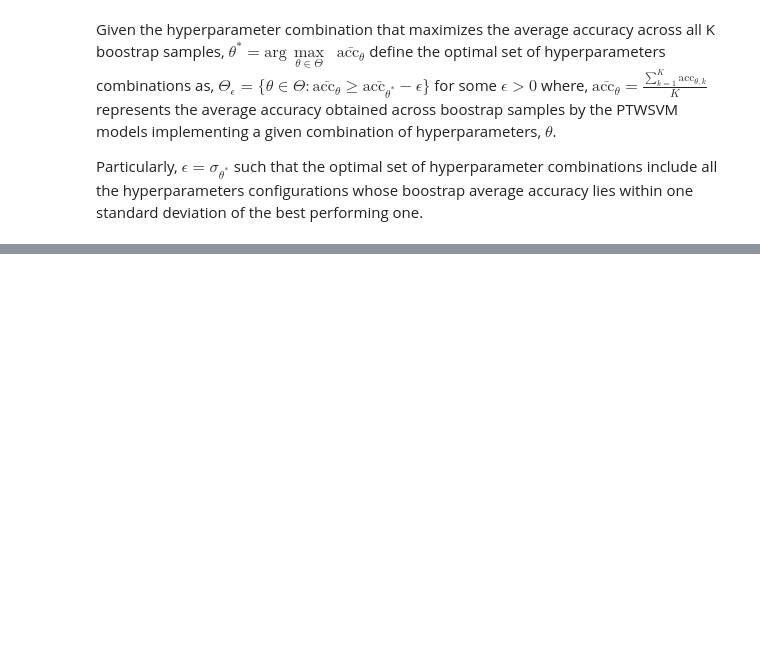
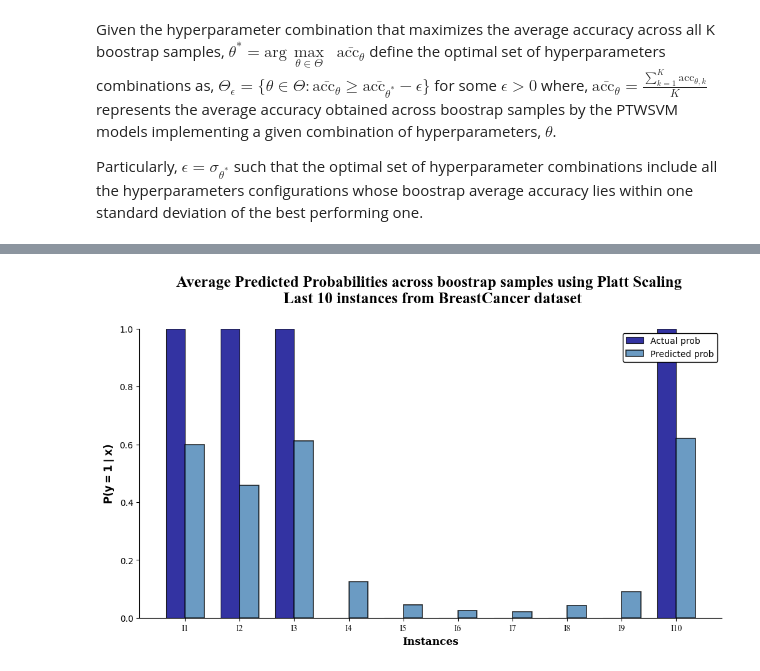
Before and after one commit to danieldelpozuelo-bit/TFM-project, a Jupyter notebook: TWSVM.ipynb, the cells around one changed output, grey strips where cells are left out. Saved outputs shown, nothing was run; the diff lists cells and outputs as text; code cells hidden in the pictures; blank space fills up the shorter version.

```diff
--- a/TWSVM.ipynb
+++ b/TWSVM.ipynb
@@ -1147,6 +1169,4 @@ avg_predicted_probs = np.empty((len(X),), dtype = float)
 weights = np.array(list(avg_accuracies.values()))
 
 for i in range(len(X)):
-    avg_predicted_probs[i,] = boost_avg_predicted_probs[i,:] @ weights
-
-print(avg_predicted_probs)
+    avg_predicted_probs[i,] = (boost_avg_predicted_probs[i,:] @ weights) / len(avg_accuracies.keys())
@@ -1152,0 +1200,25 @@ print(avg_predicted_probs)
+# %%
+# Barplot representing actual vs avg predicted probability for the first 10 instances
+n_obs = 10
+x = np.arange(n_obs)
+width = 0.35
+
+# The two classes given at the target variable of every dataset are +1 and -1
+# For better representing the actual probabilities state P(y = + 1| x) = 0 for -1 class obs
+actual_probs = np.where(Y[-n_obs:] == -1, 0, 1)
+
+fig, ax = plt.subplots(figsize = (12,6))
+ax.bar(x - width/2, actual_probs, width, label = 'Actual prob', color = 'darkblue', alpha = 0.8, edgecolor = 'black', linewidth = 0.8)
+ax.bar(x + width/2, avg_predicted_probs[-n_obs:], width, label = 'Predicted prob', color = 'steelblue', alpha = 0.8, edgecolor = 'black', linewidth = 1.2)
+ax.set_title(f'Average Predicted Probabilities across boostrap samples using Platt Scaling \n Last {n_obs} instances from {dataset_name} dataset', pad = 30, fontdict = title_font)
+ax.set_xlabel('Instances', fontdict= axes_font)
+ax.set_xticks(x)
+ax.set_xticklabels([f'I{i+1}' for i in range(n_obs)], fontdict = aux_font)
+ax.set_ylabel(r'$\mathbf{P(y = 1 \mid x)}$', fontdict = axes_font)
+ax.set_ylim(0,1.0)
+ax.spines['top'].set_visible(False)
+ax.spines['right'].set_visible(False)
+ax.legend(loc = 'upper right', edgecolor = 'black', framealpha = 1)
+plt.show()
+# %% [output]
+[figure, added]
```
Also changed, not shown: parts of 12 cells of this notebook, 1 other file.
